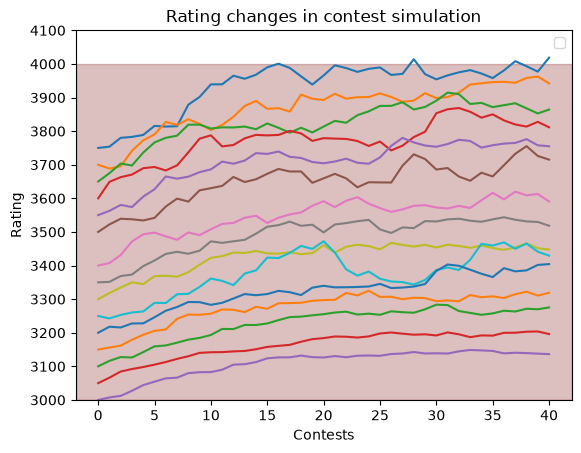
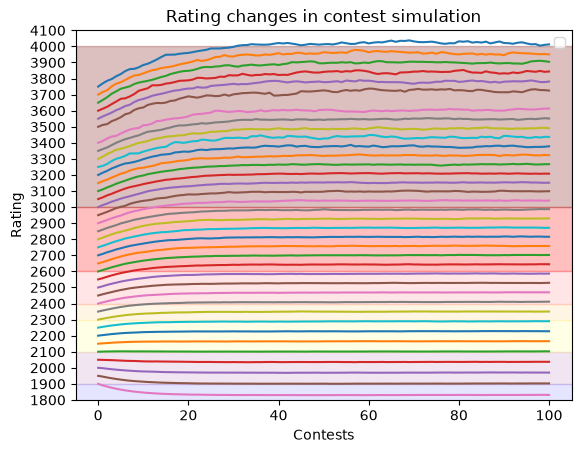
The notebook cell's code change between the first figure and the second:
--- before
+++ after
@@ -1,3 +1,4 @@
 from matplotlib import pyplot as plt
+plt.style.use('default')
 
 
@@ -33,2 +34,3 @@
 graph(2400, 3000, 2400, 3200)
 graph(3000, 4000, 3000, 4100)
+graph(1900, 4000, 1800, 4100)

Commit: save new